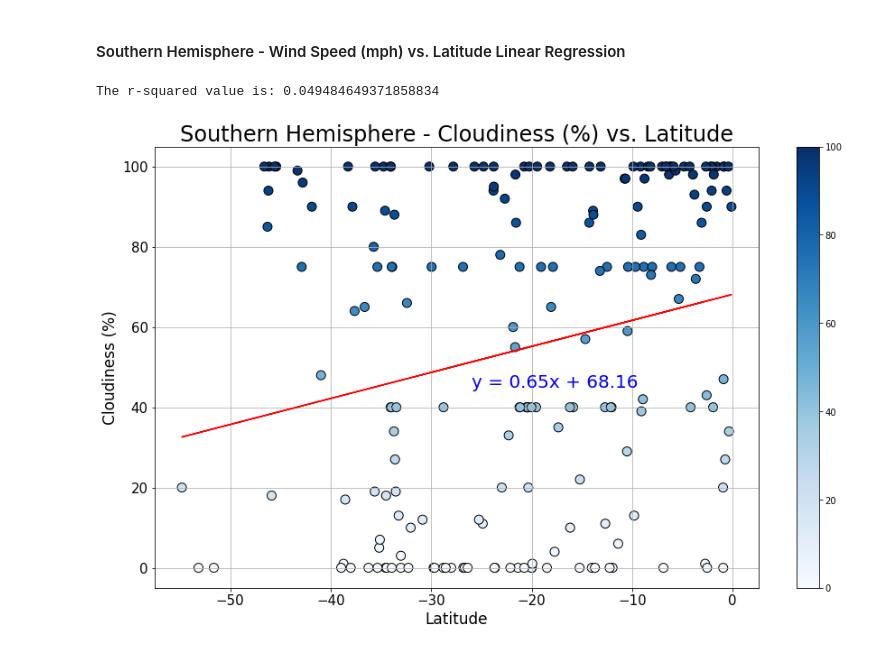
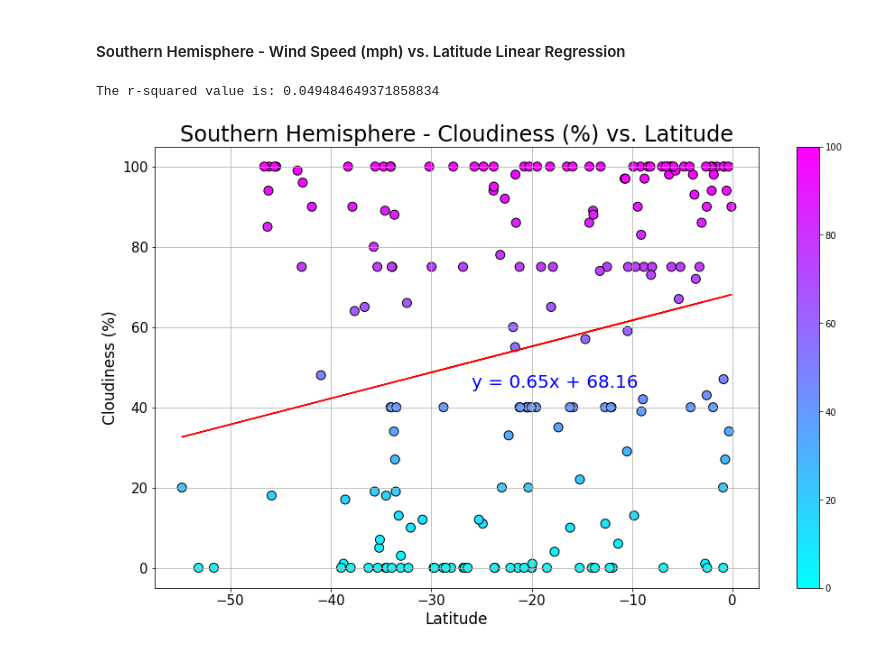
Before and after one commit to crogar/python-api-challenge, a Jupyter notebook: WeatherPy/WeatherPy.ipynb, the cells around one changed output. Drawn from its saved outputs; the diff is of its cells as text; code cells hidden in the pictures.

Commit message:
Update WeatherPy.ipynb
changed bar color to cool. for  lat vs wind speed in the southern cities

```diff
--- a/WeatherPy/WeatherPy.ipynb
+++ b/WeatherPy/WeatherPy.ipynb
@@ -424,24 +424,24 @@ The r-squared value is: 0.08903953775984906
 # %%
 s_lats = southern_hemisphere_df['Lat']  # latitudes for cities in the northern hemisphere
 s_winds = southern_hemisphere_df["Cloudiness"]
 
 (slope, intercept, rvalue, pvalue, stderr) = linregress(s_lats, s_winds)
 
 regress_values = s_lats * slope + intercept
 line_eq = "y = " + str(round(slope,2)) + "x + " + str(round(intercept,2))
 
 plt.figure(figsize=(15,9))
 plt.grid()
 plt.title("Southern Hemisphere - Cloudiness (%) vs. Latitude", fontsize=24, )
-plt.scatter(s_lats,s_winds, s=100, c=s_winds, cmap='Blues', edgecolors="black")
+plt.scatter(s_lats,s_winds, s=100, c=s_winds, cmap='cool', edgecolors="black")
 plt.plot(s_lats,regress_values,"r-")
 plt.annotate(line_eq,(-26,45),fontsize=20,color="blue")
 plt.xlabel("Latitude", fontsize=17)
 plt.ylabel("Cloudiness (%)", fontsize=17)
 plt.xticks(fontsize= 15)
 plt.yticks(fontsize= 15);
 plt.colorbar()
 print(f"The r-squared value is: {rvalue**2}")
 # %% [output]
 The r-squared value is: 0.049484649371858834
-[figure, old version]
+[figure, new version]
```
